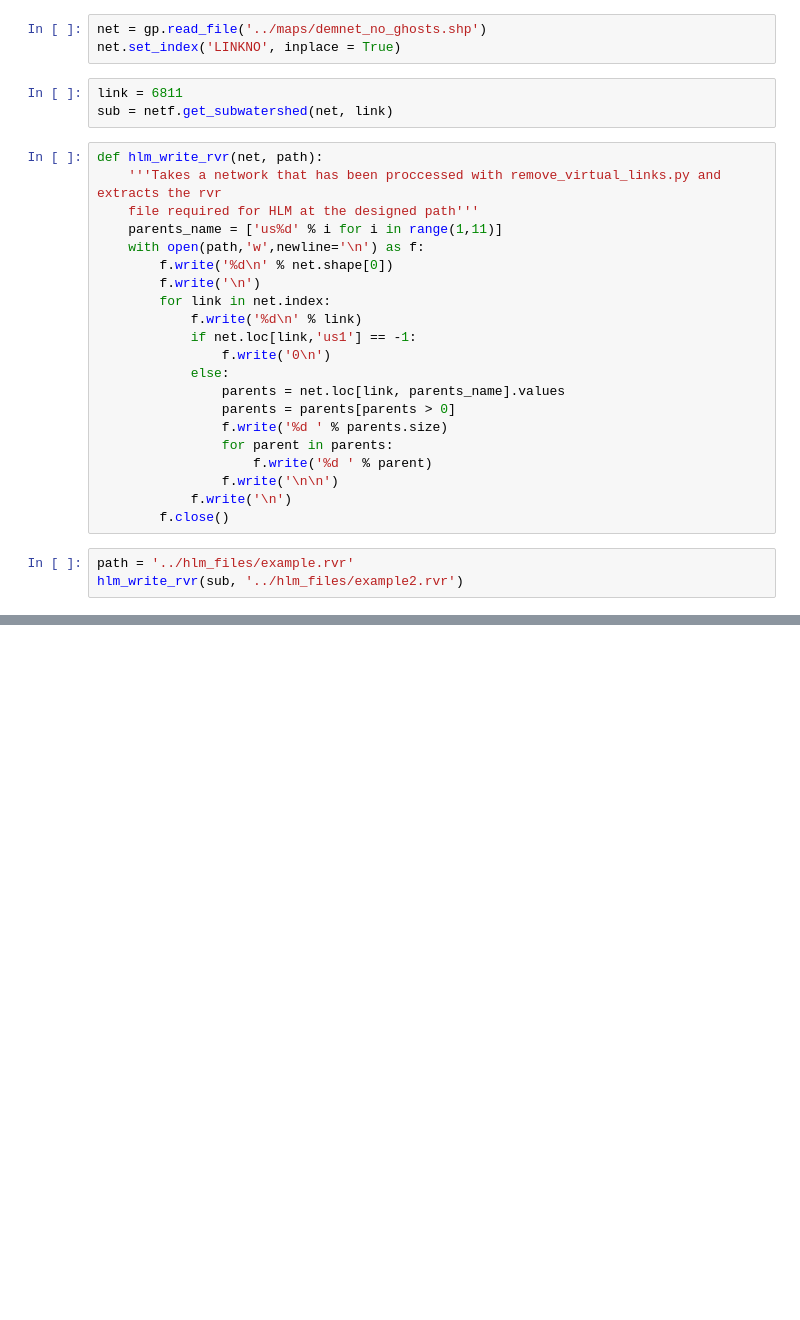
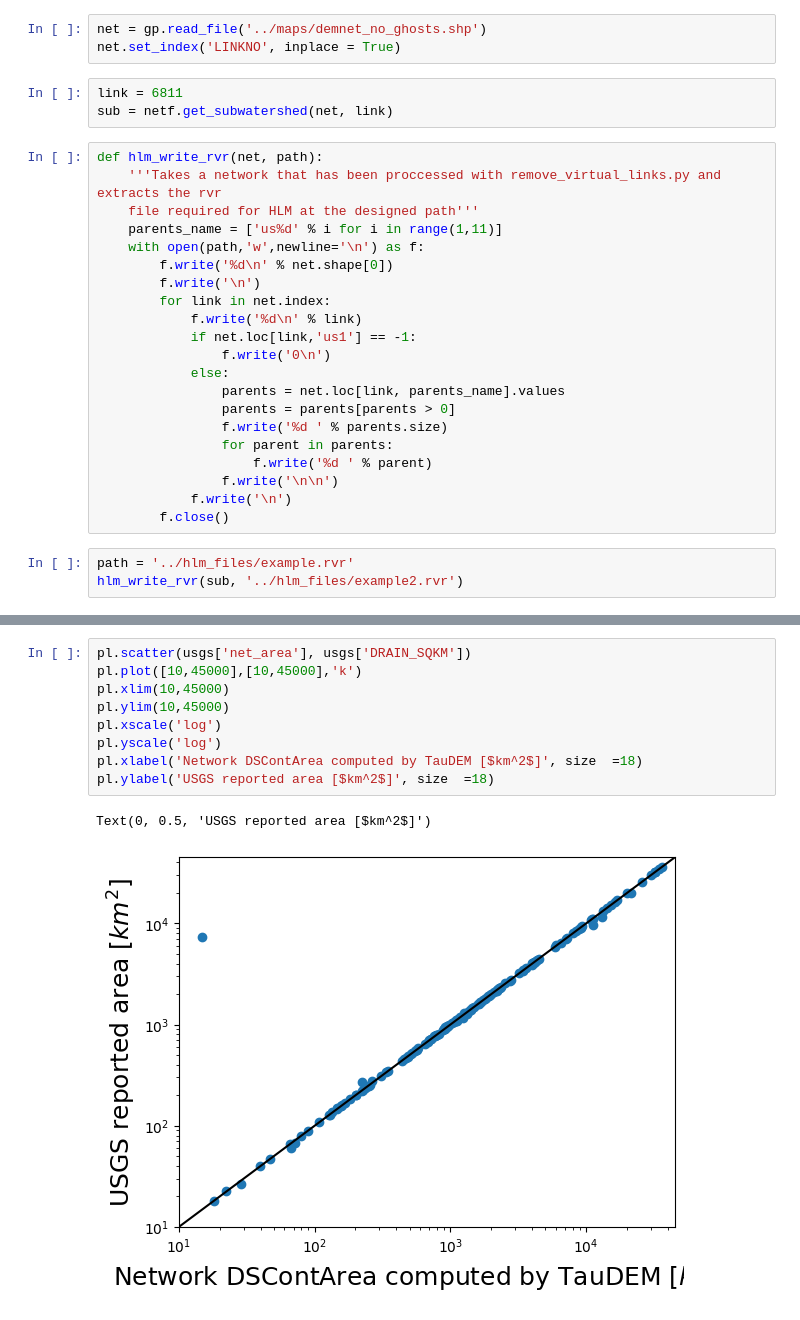
Before and after one commit to nicolas998/network_conditioning, a Jupyter notebook: notebooks/hlm_extract_files.ipynb, the cells around one changed output, grey strips where cells are left out. Cells and saved outputs as stored; diff of their text form; blank space fills up the shorter version.

```diff
--- a/notebooks/hlm_extract_files.ipynb
+++ b/notebooks/hlm_extract_files.ipynb
@@ -39,0 +152,12 @@ hlm_write_rvr(sub, '../hlm_files/example2.rvr')
+# %%
+pl.scatter(usgs['net_area'], usgs['DRAIN_SQKM'])
+pl.plot([10,45000],[10,45000],'k')
+pl.xlim(10,45000)
+pl.ylim(10,45000)
+pl.xscale('log')
+pl.yscale('log')
+pl.xlabel('Network DSContArea computed by TauDEM [$km^2$]', size  =18)
+pl.ylabel('USGS reported area [$km^2$]', size  =18)
+# %% [output]
+Text(0, 0.5, 'USGS reported area [$km^2$]')
+[figure, added]
```
Also changed, not shown: parts of 30 cells of this notebook, 5 other files.
